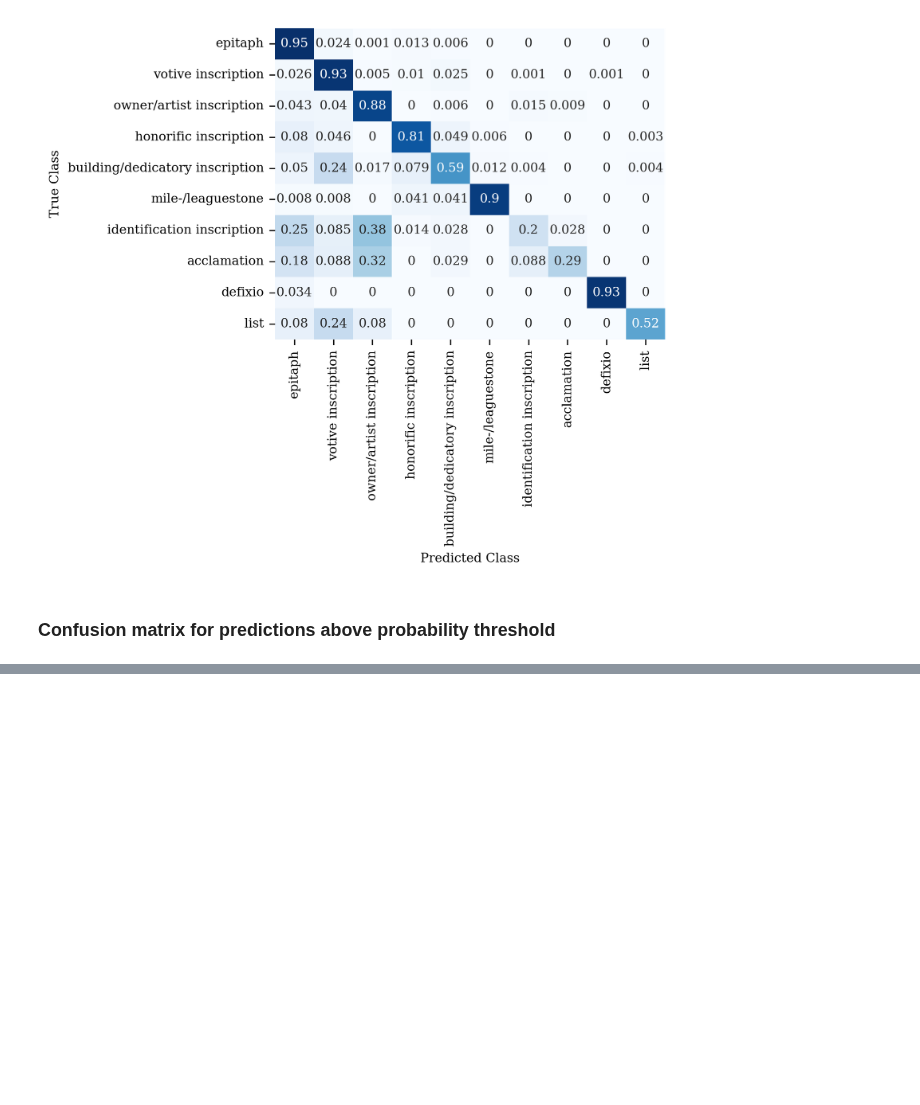
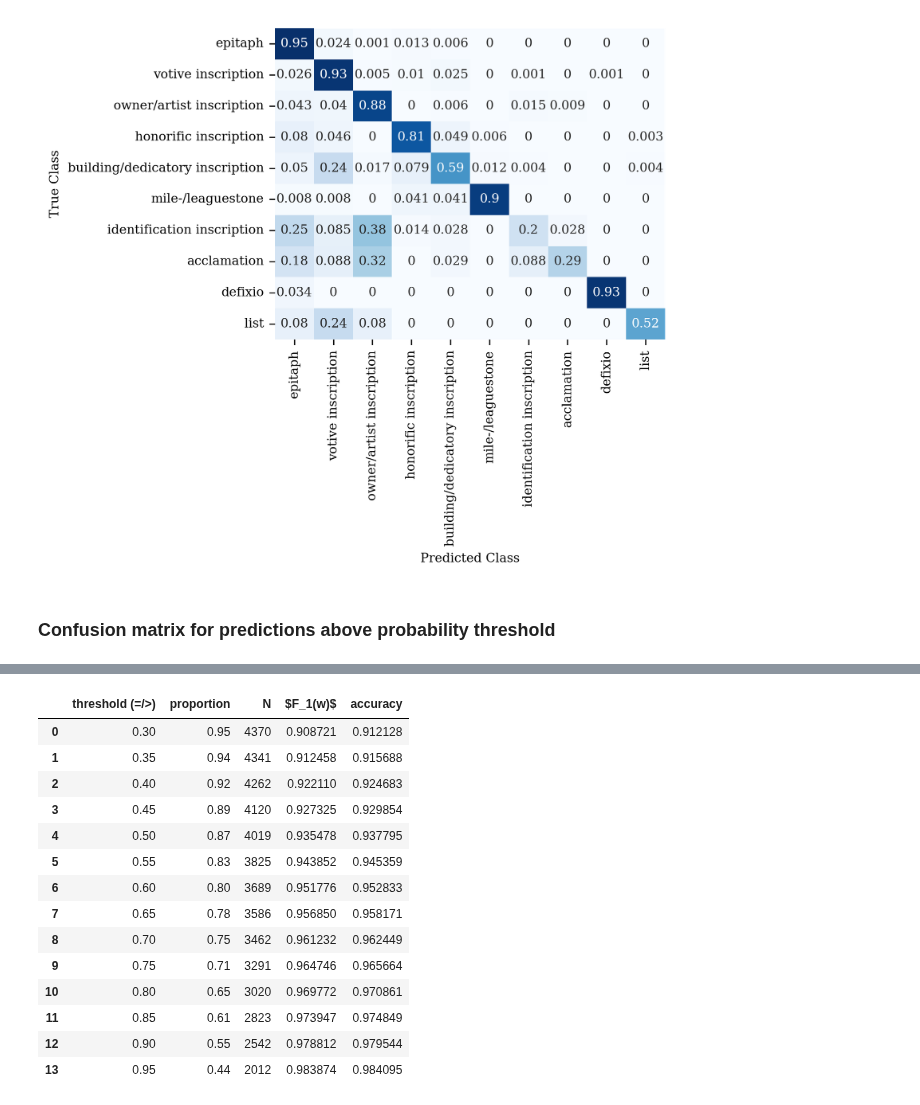
Before and after one commit to sdam-au/LI_ETL, a Jupyter notebook: scripts/CLASSIFICATION_NN.ipynb, the cells around one changed output, grey strips where cells are left out. Cells and saved outputs as stored; diff of their text form; code cells hidden in the pictures; blank space fills up the shorter version.

```diff
--- a/scripts/CLASSIFICATION_NN.ipynb
+++ b/scripts/CLASSIFICATION_NN.ipynb
@@ -334 +342,28 @@ test_pred_probs
+# %%
+test_results = []
+for threshold in [thres / 100 for thres in range(
+        30, 100, 5)]:
+    above_threshold = [tup for tup in test_pred_probs if tup[1] >= threshold]
+    f1 = f1_score([tup[2] for tup in above_threshold], [tup[0] for tup in above_threshold], average="weighted")
+    accuracy = accuracy_score([tup[2] for tup in above_threshold], [tup[0] for tup in above_threshold], normalize=True)
+    proportion = len(above_threshold) / len(test_pred_probs)
+    test_results.append({"threshold (=/>)" : threshold, "proportion" : np.round(proportion, 2), "N" : len(above_threshold), "$F_1(w)$" : f1 ,"accuracy" : accuracy})
+test_results_df = pd.DataFrame(test_results)
+test_results_df
+# %% [output]
+|  | threshold (=/>) | proportion | N | $F_1(w)$ | accuracy |
+| 0 | 0.30 | 0.95 | 4370 | 0.908721 | 0.912128 |
+| 1 | 0.35 | 0.94 | 4341 | 0.912458 | 0.915688 |
+| 2 | 0.40 | 0.92 | 4262 | 0.922110 | 0.924683 |
+| 3 | 0.45 | 0.89 | 4120 | 0.927325 | 0.929854 |
+| 4 | 0.50 | 0.87 | 4019 | 0.935478 | 0.937795 |
+| 5 | 0.55 | 0.83 | 3825 | 0.943852 | 0.945359 |
+| 6 | 0.60 | 0.80 | 3689 | 0.951776 | 0.952833 |
+| 7 | 0.65 | 0.78 | 3586 | 0.956850 | 0.958171 |
+| 8 | 0.70 | 0.75 | 3462 | 0.961232 | 0.962449 |
+| 9 | 0.75 | 0.71 | 3291 | 0.964746 | 0.965664 |
+| 10 | 0.80 | 0.65 | 3020 | 0.969772 | 0.970861 |
+| 11 | 0.85 | 0.61 | 2823 | 0.973947 | 0.974849 |
+| 12 | 0.90 | 0.55 | 2542 | 0.978812 | 0.979544 |
+| 13 | 0.95 | 0.44 | 2012 | 0.983874 | 0.984095 |
 # %%
```
Also changed, not shown: parts of 7 cells of this notebook, 1 other file.
